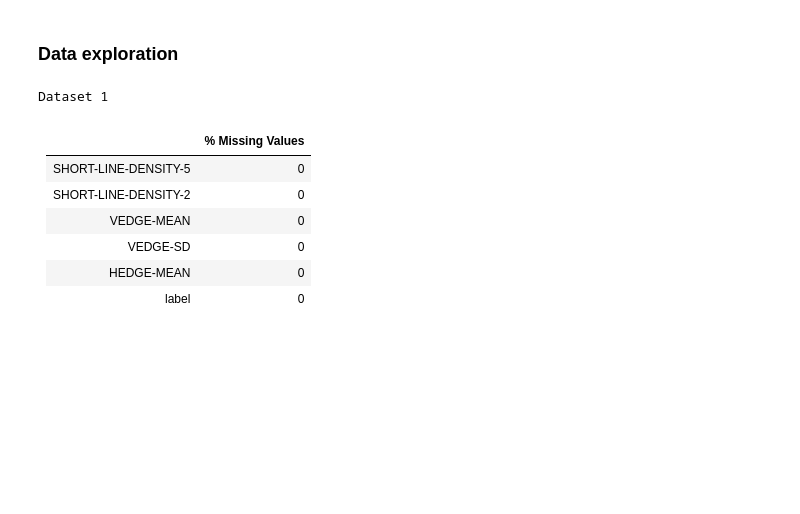
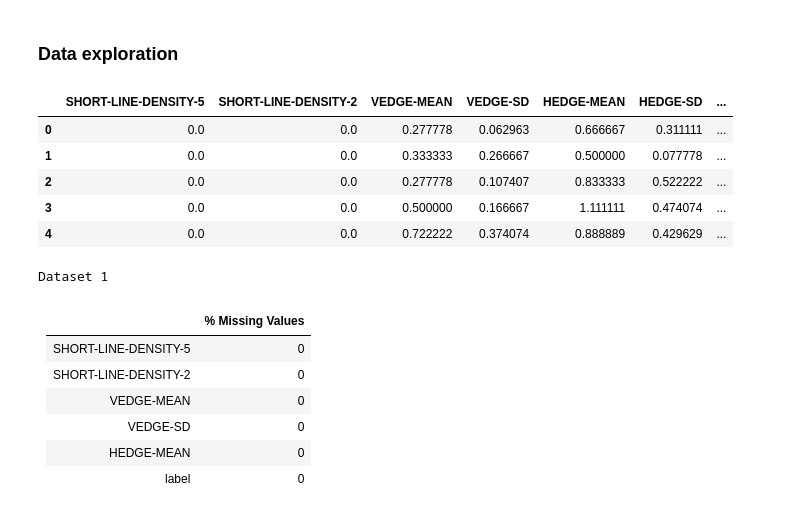
Before and after one commit to MatheusRDG/machine_learning_ufpe_2023, a Jupyter notebook: Q2.ipynb, the cells around one changed output. Saved outputs shown, nothing was run; the diff lists cells and outputs as text; code cells hidden in the pictures; blank space fills up the shorter version.

```diff
--- a/Q2.ipynb
+++ b/Q2.ipynb
@@ -60,6 +60,15 @@ def unique_values_table(df, uv=3):
 
             md_table_str += "|{}|{}|{}\n".format(col_name, unique_values, md_unique_str)
     display(Markdown(md_table_str))
+# %%
+D3.head()
+# %% [output]
+|  | SHORT-LINE-DENSITY-5 | SHORT-LINE-DENSITY-2 | VEDGE-MEAN | VEDGE-SD | HEDGE-MEAN | HEDGE-SD | ... |
+| 0 | 0.0 | 0.0 | 0.277778 | 0.062963 | 0.666667 | 0.311111 | ... |
+| 1 | 0.0 | 0.0 | 0.333333 | 0.266667 | 0.500000 | 0.077778 | ... |
+| 2 | 0.0 | 0.0 | 0.277778 | 0.107407 | 0.833333 | 0.522222 | ... |
+| 3 | 0.0 | 0.0 | 0.500000 | 0.166667 | 1.111111 | 0.474074 | ... |
+| 4 | 0.0 | 0.0 | 0.722222 | 0.374074 | 0.888889 | 0.429629 | ... |
 # %%
 print("Dataset 1")
 display_missing_values(D1)
```
Also changed, not shown: parts of 16 cells of this notebook.
